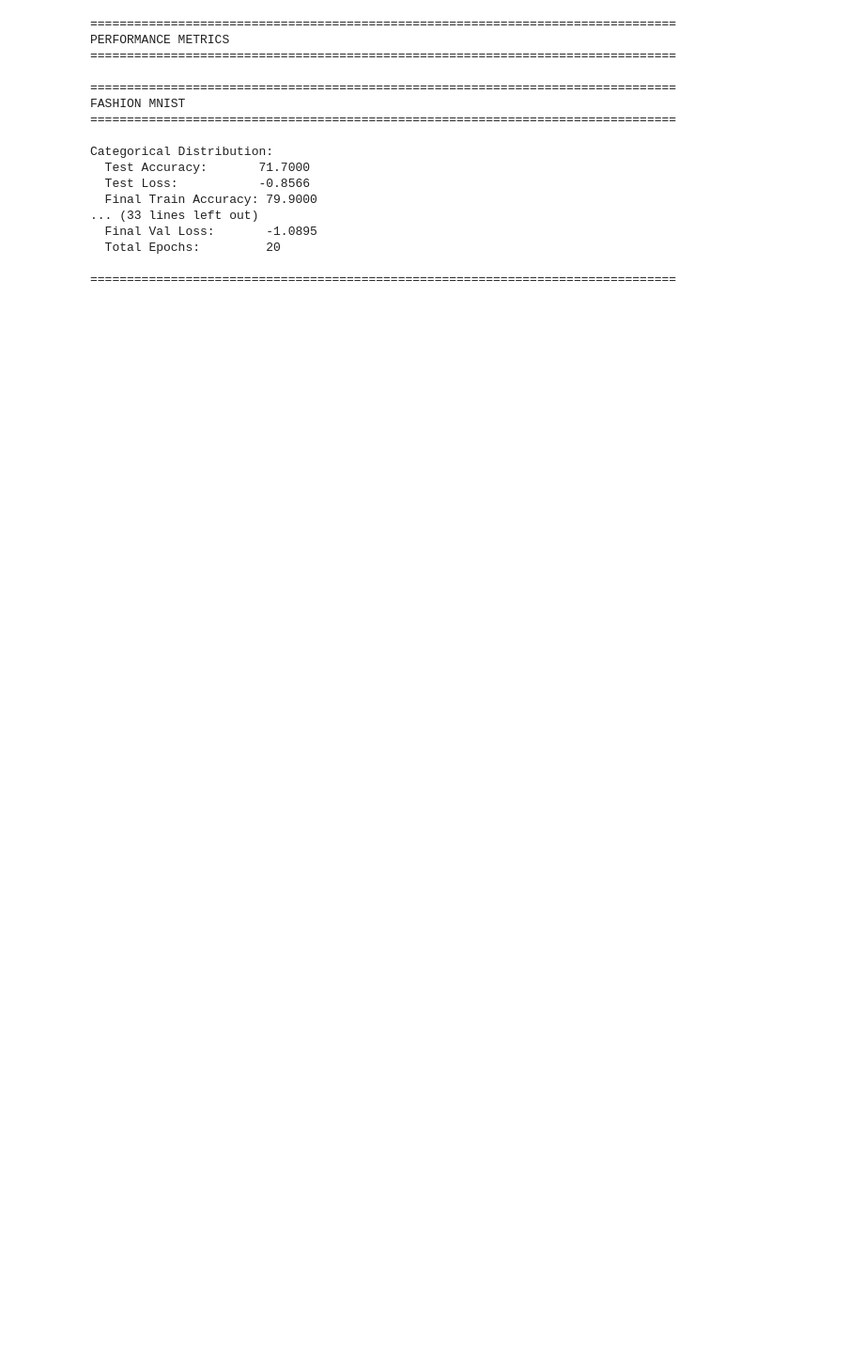
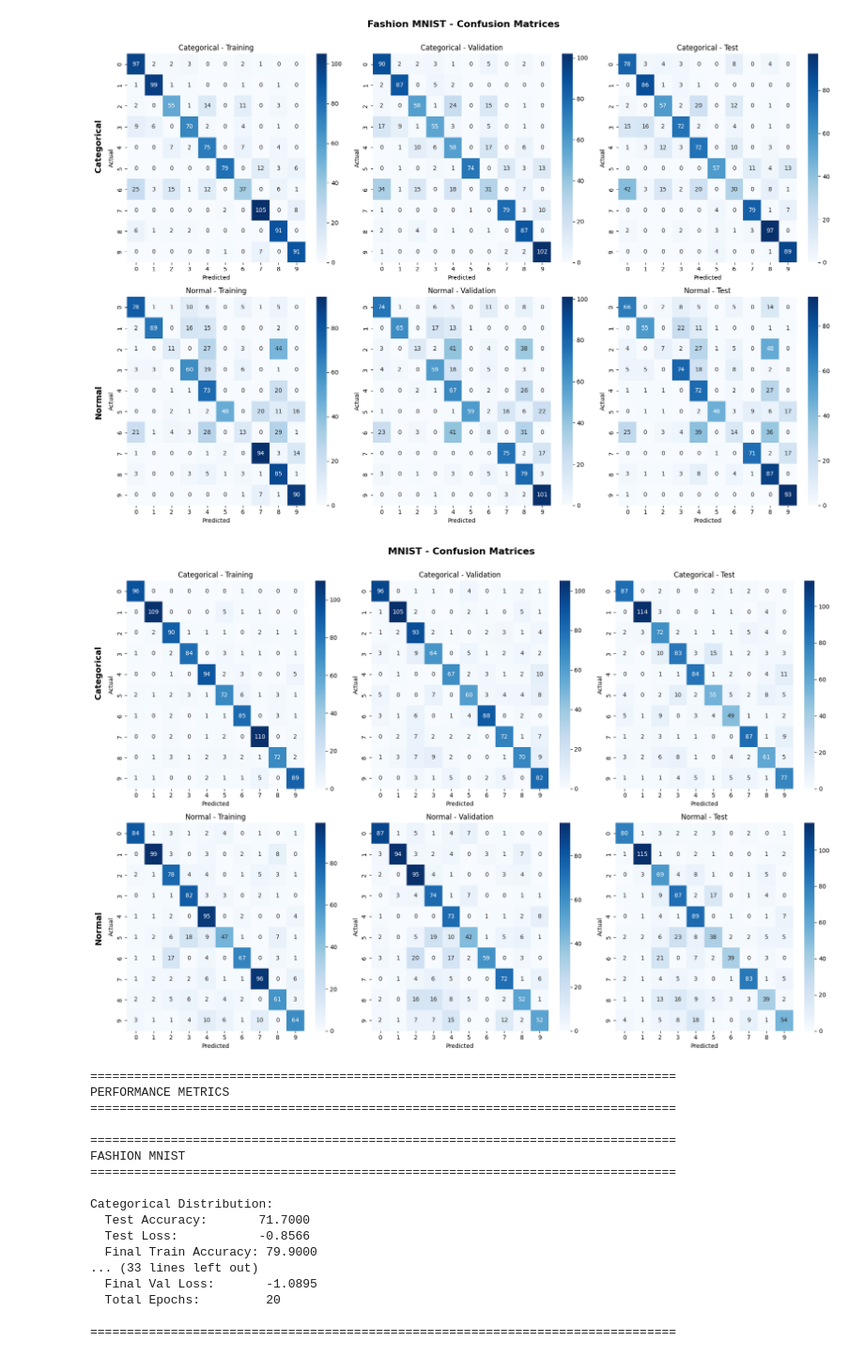
Before and after one commit to tsopeter/VM_NES_Training, a Jupyter notebook: visualize.ipynb, the cells around one changed output. Shown at 94% size. Saved outputs shown, nothing was run; the diff lists cells and outputs as text; code cells hidden in the pictures; blank space fills up the shorter version.

```diff
--- a/visualize.ipynb
+++ b/visualize.ipynb
@@ -166,3 +166,58 @@ Fallback to legacy method for reading data from 2025_12_03/16/normal/400x640/ups
+# %%
+# Plot confusion matrices
+from sklearn.metrics import confusion_matrix
+import seaborn as sns
+
+def plot_confusion_matrices(data_dict, dataset_name):
+    """Plot confusion matrices for training, validation, and test data"""
+    fig, axes = plt.subplots(2, 3, figsize=(18, 12))
+
+    for row_idx, (dist, info) in enumerate(data_dict.items()):
+        data = info['Data']
+
+        # Training Results
+        ax = axes[row_idx, 0]
+        train_cm = confusion_matrix(data['Training_Results']['Label'],
+                                     data['Training_Results']['Prediction'])
+        sns.heatmap(train_cm, annot=True, fmt='d', cmap='Blues', ax=ax, cbar=True)
+        ax.set_title(f'{dist} - Training')
+        ax.set_xlabel('Predicted')
+        ax.set_ylabel('Actual')
+
+        # Validation Results
+        ax = axes[row_idx, 1]
+        val_cm = confusion_matrix(data['Validation_Results']['Label'],
+                                   data['Validation_Results']['Prediction'])
+        sns.heatmap(val_cm, annot=True, fmt='d', cmap='Blues', ax=ax, cbar=True)
+        ax.set_title(f'{dist} - Validation')
+        ax.set_xlabel('Predicted')
+        ax.set_ylabel('Actual')
+
+        # Test Results
+        ax = axes[row_idx, 2]
+        test_cm = confusion_matrix(data['Test_Results']['Label'],
+                                    data['Test_Results']['Prediction'])
+        sns.heatmap(test_cm, annot=True, fmt='d', cmap='Blues', ax=ax, cbar=True)
+        ax.set_title(f'{dist} - Test')
+        ax.set_xlabel('Predicted')
+        ax.set_ylabel('Actual')
+
+    # Add dataset labels on the left side
+    fig.text(0.02, 0.75, 'Categorical', va='center', rotation='vertical', fontsize=14, fontweight='bold')
+    fig.text(0.02, 0.25, 'Normal', va='center', rotation='vertical', fontsize=14, fontweight='bold')
+
+    fig.suptitle(f'{dataset_name} - Confusion Matrices', fontsize=16, fontweight='bold', y=0.995)
+    plt.tight_layout(rect=[0.03, 0, 1, 0.99])
+    plt.show()
+
+# Plot confusion matrices for Fashion MNIST
+plot_confusion_matrices(fashion_data, 'Fashion MNIST')
+
+# Plot confusion matrices for MNIST
+plot_confusion_matrices(mnist_data, 'MNIST')
+# %% [output]
+[figure, added]
+[figure, added]
 # %%
 # Print Performance Metrics
 print("=" * 80)
```
Also changed, not shown: parts of 1 cell of this notebook, 2 other files.
